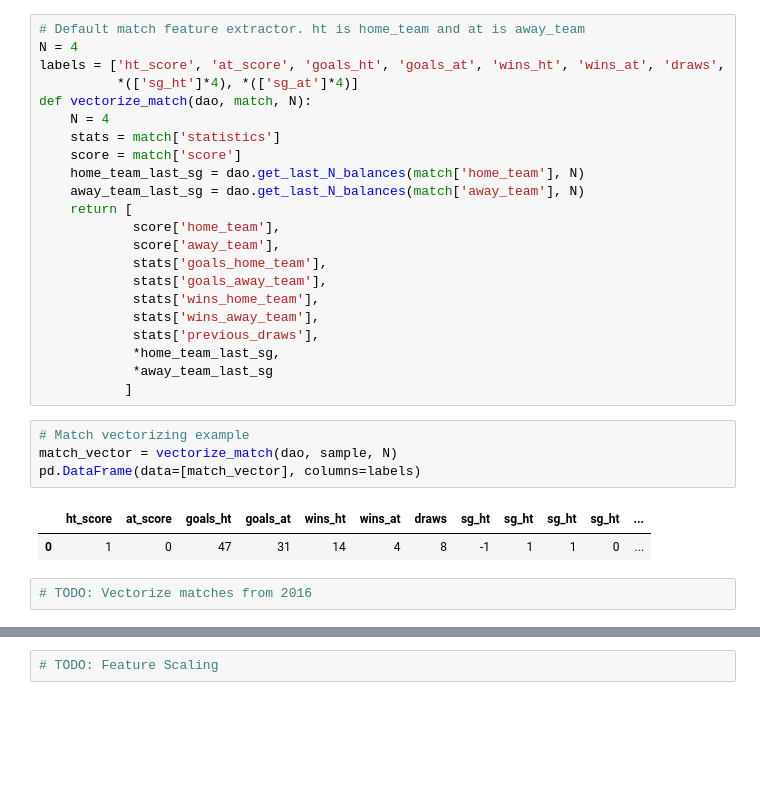
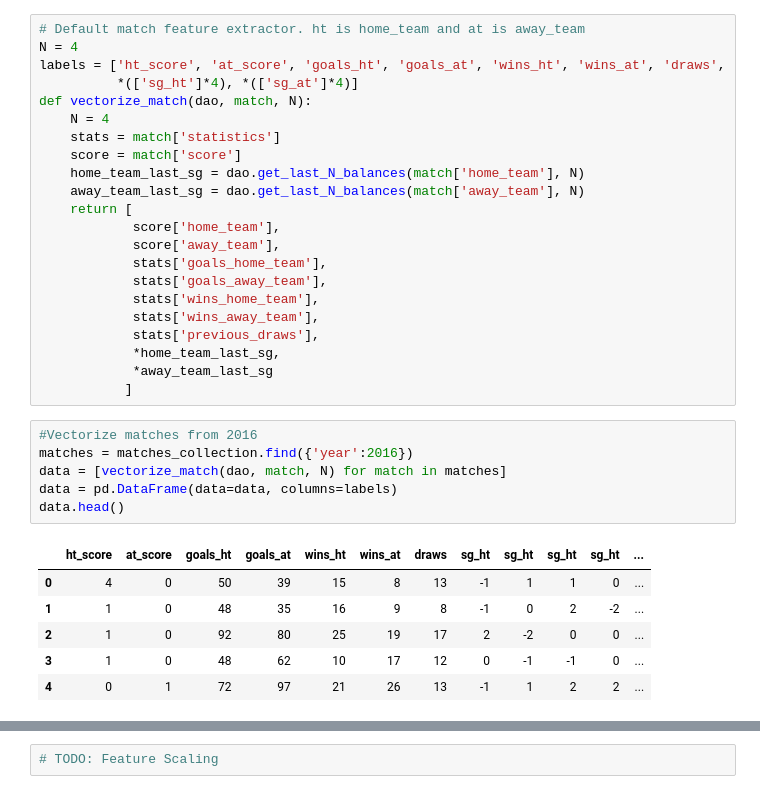
Before and after one commit to dcandrade/soccer-prediction, a Jupyter notebook: notebooks/model.ipynb, the cells around one changed output, grey strips where cells are left out. Saved outputs shown, nothing was run; the diff lists cells and outputs as text; blank space fills up the shorter version.

Commit message:
Data selection

```diff
--- a/notebooks/model.ipynb
+++ b/notebooks/model.ipynb
@@ -83,12 +83,16 @@ def vectorize_match(dao, match, N):
             *home_team_last_sg,
             *away_team_last_sg
            ]
-# %%
-# Match vectorizing example
-match_vector = vectorize_match(dao, sample, N)
-pd.DataFrame(data=[match_vector], columns=labels)
-# %% [output]
-|  | ht_score | at_score | goals_ht | goals_at | wins_ht | wins_at | draws | sg_ht | sg_ht | sg_ht | sg_ht | ... |
-| 0 | 1 | 0 | 47 | 31 | 14 | 4 | 8 | -1 | 1 | 1 | 0 | ... |
-# %%
-# TODO: Vectorize matches from 2016
+# %%
+#Vectorize matches from 2016
+matches = matches_collection.find({'year':2016})
+data = [vectorize_match(dao, match, N) for match in matches]
+data = pd.DataFrame(data=data, columns=labels)
+data.head()
+# %% [output]
+|  | ht_score | at_score | goals_ht | goals_at | wins_ht | wins_at | draws | sg_ht | sg_ht | sg_ht | sg_ht | ... |
+| 0 | 4 | 0 | 50 | 39 | 15 | 8 | 13 | -1 | 1 | 1 | 0 | ... |
+| 1 | 1 | 0 | 48 | 35 | 16 | 9 | 8 | -1 | 0 | 2 | -2 | ... |
+| 2 | 1 | 0 | 92 | 80 | 25 | 19 | 17 | 2 | -2 | 0 | 0 | ... |
+| 3 | 1 | 0 | 48 | 62 | 10 | 17 | 12 | 0 | -1 | -1 | 0 | ... |
+| 4 | 0 | 1 | 72 | 97 | 21 | 26 | 13 | -1 | 1 | 2 | 2 | ... |
```
Also changed, not shown: parts of 8 cells of this notebook.
